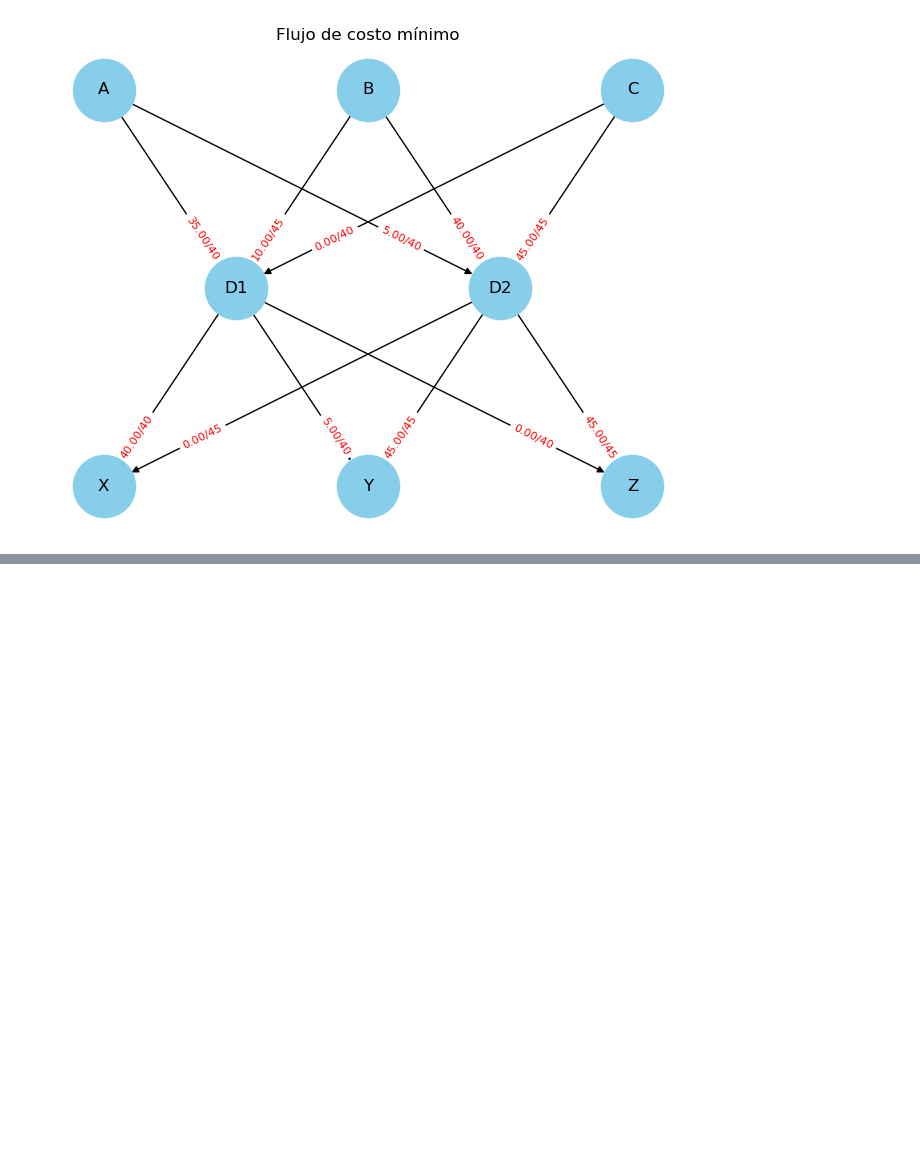
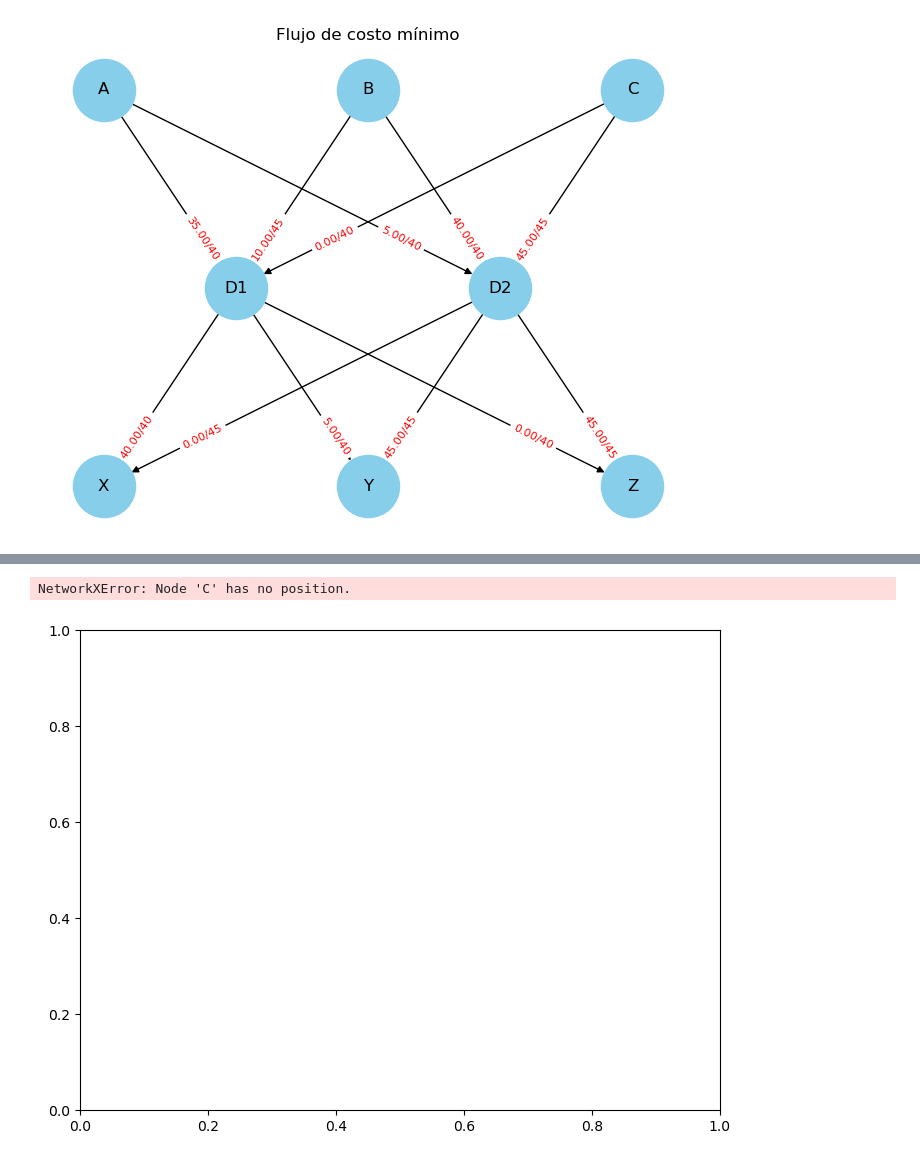
Before and after one commit to tabarespozos/Network_Flow, a Jupyter notebook: _build/jupyter_execute/Class_3_Network_as_LP/1-Introduction.ipynb, the cells around one changed output, grey strips where cells are left out. Saved outputs shown, nothing was run; the diff lists cells and outputs as text; code cells hidden in the pictures; blank space fills up the shorter version.

```diff
--- a/_build/jupyter_execute/Class_3_Network_as_LP/1-Introduction.ipynb
+++ b/_build/jupyter_execute/Class_3_Network_as_LP/1-Introduction.ipynb
@@ -641,19 +478,0 @@ plt.show()
-# %%
-# Modelo
-m = Model("Flujo de costo mínimo")
-
-# Variables
-x = m.addVars(bodegas, tiendas, name="x")
-
-# Función objetivo
-m.setObjective(x.prod(costos), GRB.MINIMIZE)
-
-# Restricciones
-for i in bodegas:
-    m.addConstr(sum(x[i,j] for j in tiendas) <= oferta[i], name=f"Oferta_{i}")
-
-for j in tiendas:
-    m.addConstr(sum(x[i,j] for i in bodegas) == demanda[j], name=f"Demanda_{j}")
-
-# Resolver
-m.optimize()
@@ -908,0 +743,31 @@ plt.show()
+# %%
+import networkx as nx
+import gurobipy as gp
+from gurobipy import GRB
+
+# Datos
+origenes = ['A', 'B']
+destinos = ['1', '2', '3']
+oferta = {'A': 10, 'B': 8}
+demanda = {'1': 5, '2': 7, '3': 6}
+costos = {
+    ('A', '1'): 5,
+    ('A', '2'): 4,
+    ('A', '3'): 3,
+    ('B', '1'): 2,
+    ('B', '2'): 3,
+    ('B', '3'): 1
+}
+
+# Dibujo del grafo bipartito
+pos = {}
+pos.update((o, (1, i)) for i, o in enumerate(origenes))
+pos.update((d, (2, i)) for i, d in enumerate(destinos))
+nx.draw(G, pos, with_labels=True)
+labels = nx.get_edge_attributes(G, 'weight')
+nx.draw_networkx_edge_labels(G, pos, edge_labels=labels)
+plt.title("Grafo de Costos Iniciales")
+plt.show()
+# %% [output]
+NetworkXError: Node 'C' has no position.
+[figure, added]
```
Also changed, not shown: parts of 57 cells of this notebook, 37 other files.
